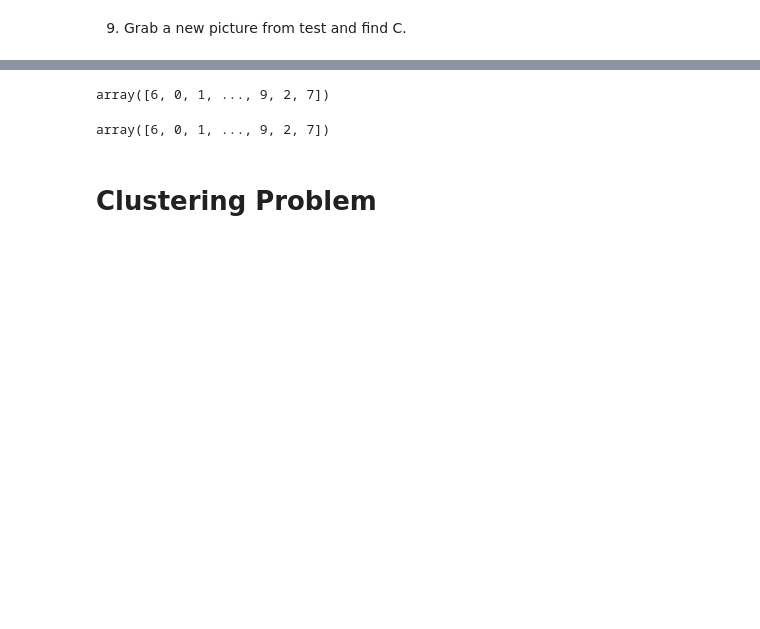
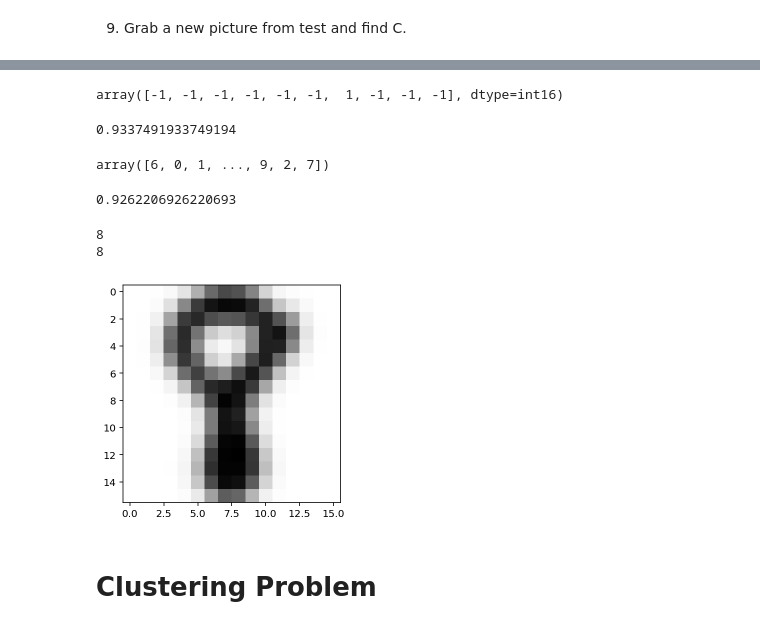
Before and after one commit to muic-pattern-rekt-2018/Exercise7, a Jupyter notebook: Low Rank Approximation and Clustering Problem.ipynb, the cells around one changed output, grey strips where cells are left out. Saved outputs shown, nothing was run; the diff lists cells and outputs as text; code cells hidden in the pictures; blank space fills up the shorter version.

```diff
--- a/Low Rank Approximation and Clustering Problem.ipynb
+++ b/Low Rank Approximation and Clustering Problem.ipynb
@@ -197,11 +199,35 @@ LogisticRegression(C=1.0, class_weight=None, dual=False, fit_intercept=True,
-# %%
-lr.predict(c.T)
-# %% [output]
-array([6, 0, 1, ..., 9, 2, 7])
+# %%
+D['train_labels'][:, 0]
+# %% [output]
+array([-1, -1, -1, -1, -1, -1,  1, -1, -1, -1], dtype=int16)
+# %%
+pred = lr.predict(c.T)
+
+np.sum(pred == label) / 4649
+# %% [output]
+0.9337491933749194
 # %%
 np.argmax(D['train_labels'].T, axis=1)
 # %% [output]
 array([6, 0, 1, ..., 9, 2, 7])
+# %%
+test_images = D['test_patterns']
+test_label = np.argmax(D['test_labels'].T, axis=1)
+c_test = uk.T @ test_images
+
+test_pred = lr.predict(c_test.T)
+np.sum(test_pred == test_label) / 4649
+# %% [output]
+0.9262206926220693
+# %%
+i = 65
+show(test_images[:, i])
+print(test_label[i])
+print(test_pred[i]) # <--- 20 features well selected
+# %% [output]
+8
+8
+[figure, added]
 # %% [markdown]
 # Clustering Problem
 # %% [markdown]
```
Also changed, not shown: parts of 3 cells of this notebook.
